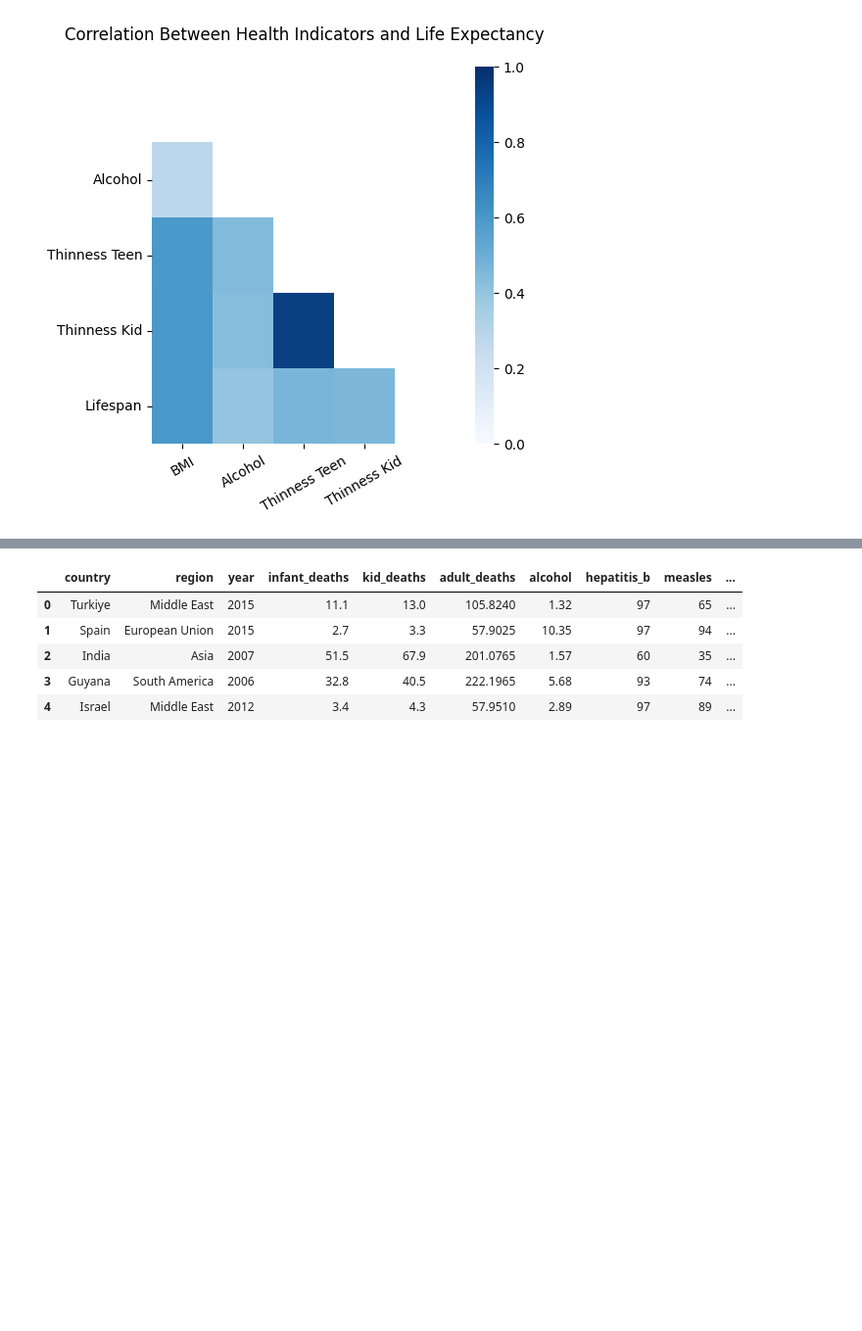
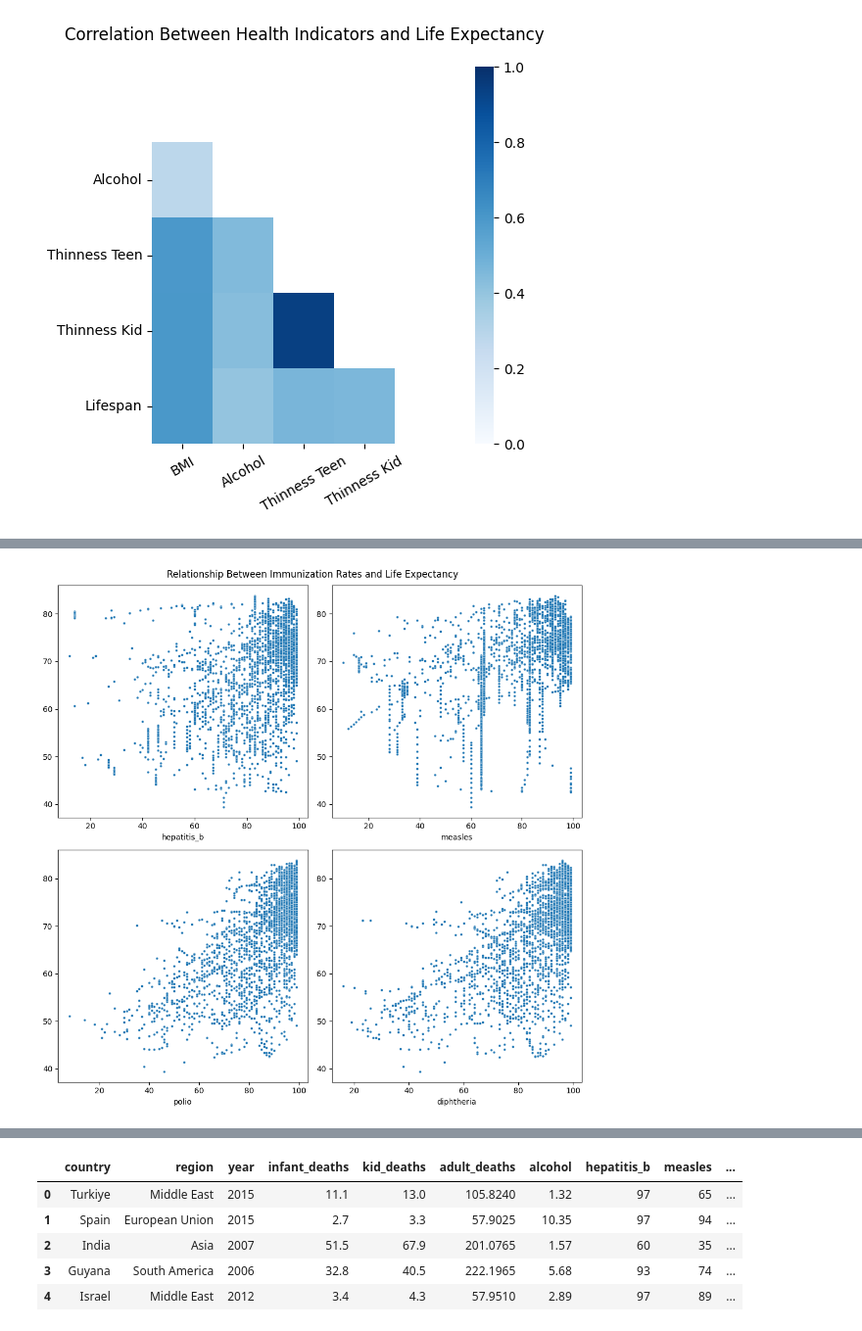
Before and after one commit to gurennnn/life-expectancy-estimation, a Jupyter notebook: notebooks/1_analysis.ipynb, the cells around one changed output, grey strips where cells are left out. Shown at 98% size. Saved outputs shown, nothing was run; the diff lists cells and outputs as text; code cells hidden in the pictures; blank space fills up the shorter version.

```diff
--- a/notebooks/1_analysis.ipynb
+++ b/notebooks/1_analysis.ipynb
@@ -344,0 +365,16 @@ Next thing is to analyze the different features related to immunization coverage
+# %%
+# create figure
+fig, ax = plt.subplots(2, 2, figsize=(10, 10))
+
+# plot the scatters
+for i in range(2):
+    for j in range(2):
+        sns.scatterplot(data=df, x=immunization[i*2+j], y='lifespan', ax=ax[i, j], s=10)
+        ax[i, j].set_ylabel('')
+
+# adjust the plots
+plt.suptitle('Relationship Between Immunization Rates and Life Expectancy')
+plt.tight_layout()
+plt.show()
+# %% [output]
+[figure, added]
```
Also changed, not shown: parts of 4 cells of this notebook.
